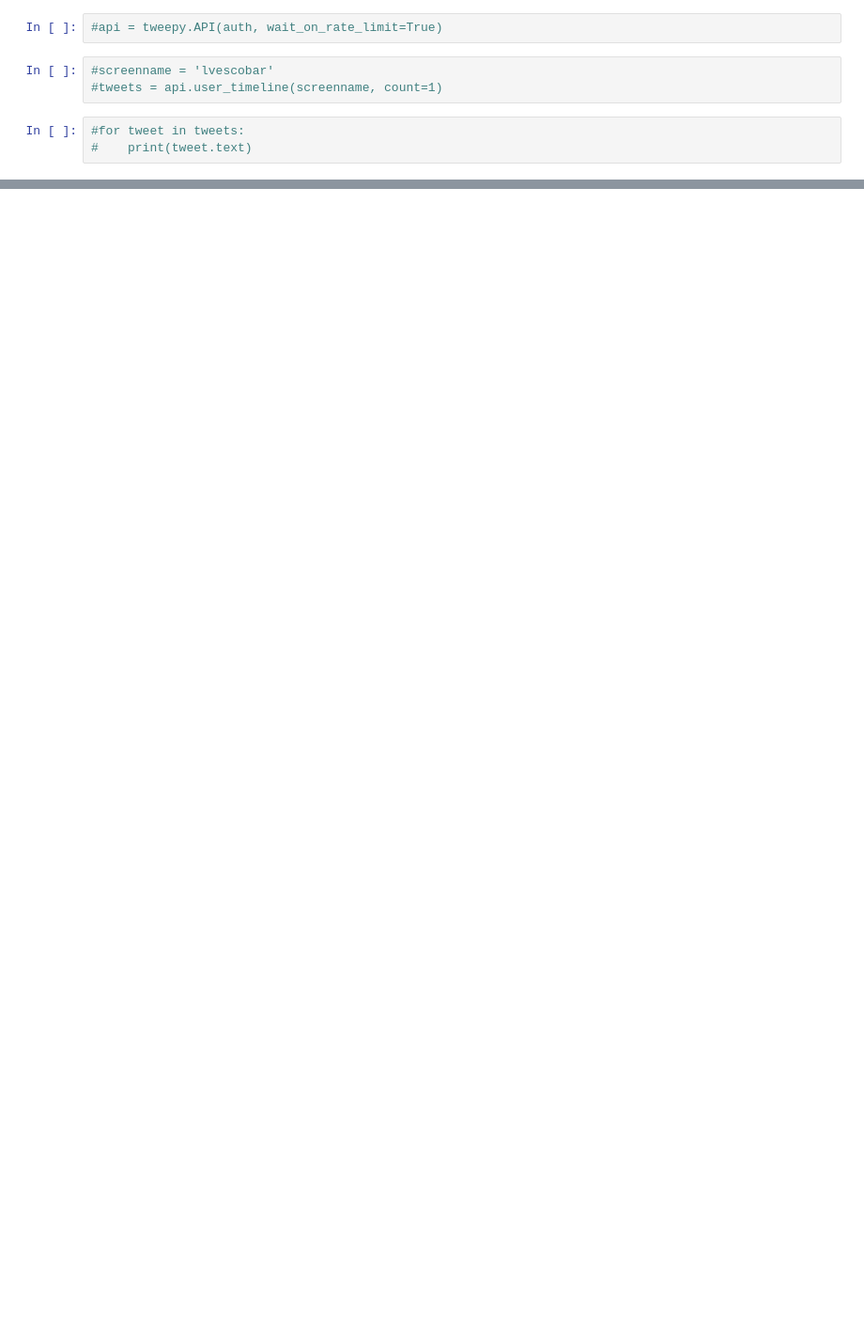
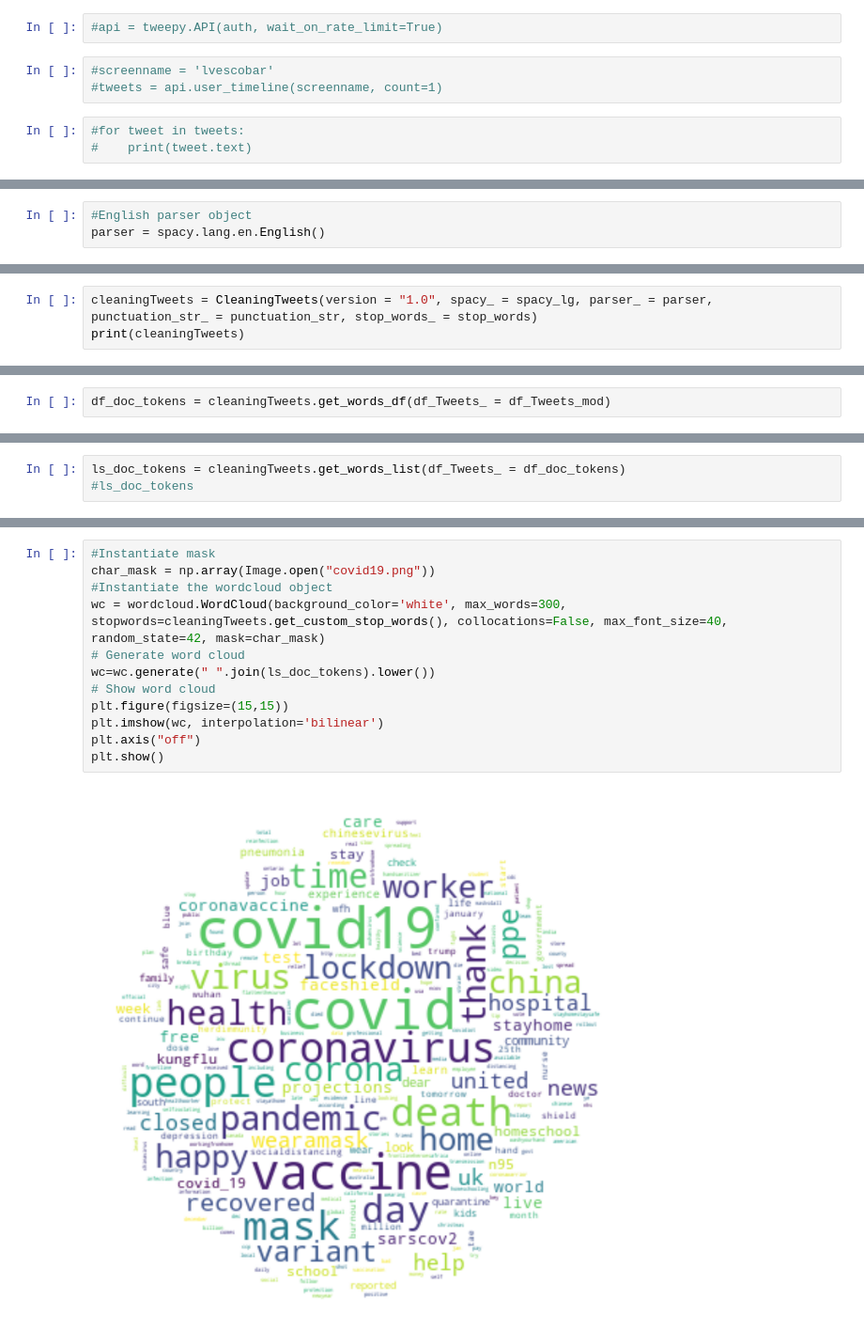
Before and after one commit to lveagithub/bts-dsf-2020, a Jupyter notebook: Final_project/DSF_FINAL_PROJECT.ipynb, the cells around one changed output, grey strips where cells are left out. Shown: that part at 94% size. Saved outputs shown, nothing was run; the diff lists cells and outputs as text; blank space fills up the shorter version.

```diff
--- a/Final_project/DSF_FINAL_PROJECT.ipynb
+++ b/Final_project/DSF_FINAL_PROJECT.ipynb
@@ -398,0 +391,3 @@ datetime.datetime(2020, 11, 15, 0, 0)
+# %%
+#English parser object
+parser = spacy.lang.en.English()
@@ -398,0 +416,3 @@ datetime.datetime(2020, 11, 15, 0, 0)
+# %%
+cleaningTweets = CleaningTweets(version = "1.0", spacy_ = spacy_lg, parser_ = parser, punctuation_str_ = punctuation_str, stop_words_ = stop_words)
+print(cleaningTweets)
@@ -398,0 +464,2 @@ datetime.datetime(2020, 11, 15, 0, 0)
+# %%
+df_doc_tokens = cleaningTweets.get_words_df(df_Tweets_ = df_Tweets_mod)
@@ -398,0 +514,3 @@ datetime.datetime(2020, 11, 15, 0, 0)
+# %%
+ls_doc_tokens = cleaningTweets.get_words_list(df_Tweets_ = df_doc_tokens)
+#ls_doc_tokens
@@ -398,0 +531,14 @@ datetime.datetime(2020, 11, 15, 0, 0)
+# %%
+#Instantiate mask
+char_mask = np.array(Image.open("covid19.png"))
+#Instantiate the wordcloud object
+wc = wordcloud.WordCloud(background_color='white', max_words=300, stopwords=cleaningTweets.get_custom_stop_words(), collocations=False, max_font_size=40, random_state=42, mask=char_mask)
+# Generate word cloud
+wc=wc.generate(" ".join(ls_doc_tokens).lower())
+# Show word cloud
+plt.figure(figsize=(15,15))
+plt.imshow(wc, interpolation='bilinear')
+plt.axis("off")
+plt.show()
+# %% [output]
+[figure, added]
```
Also changed, not shown: parts of 81 cells of this notebook, 8 other files.
